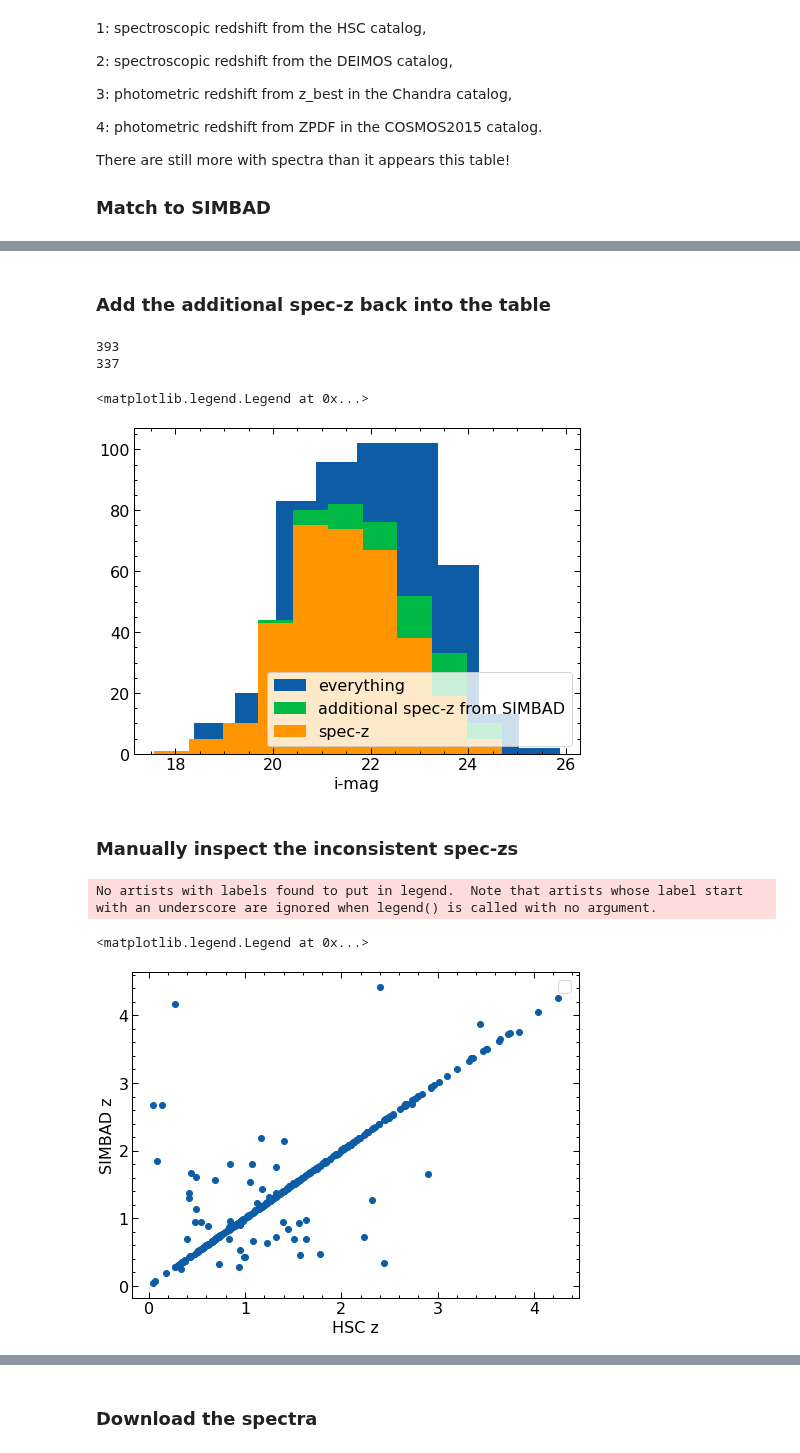
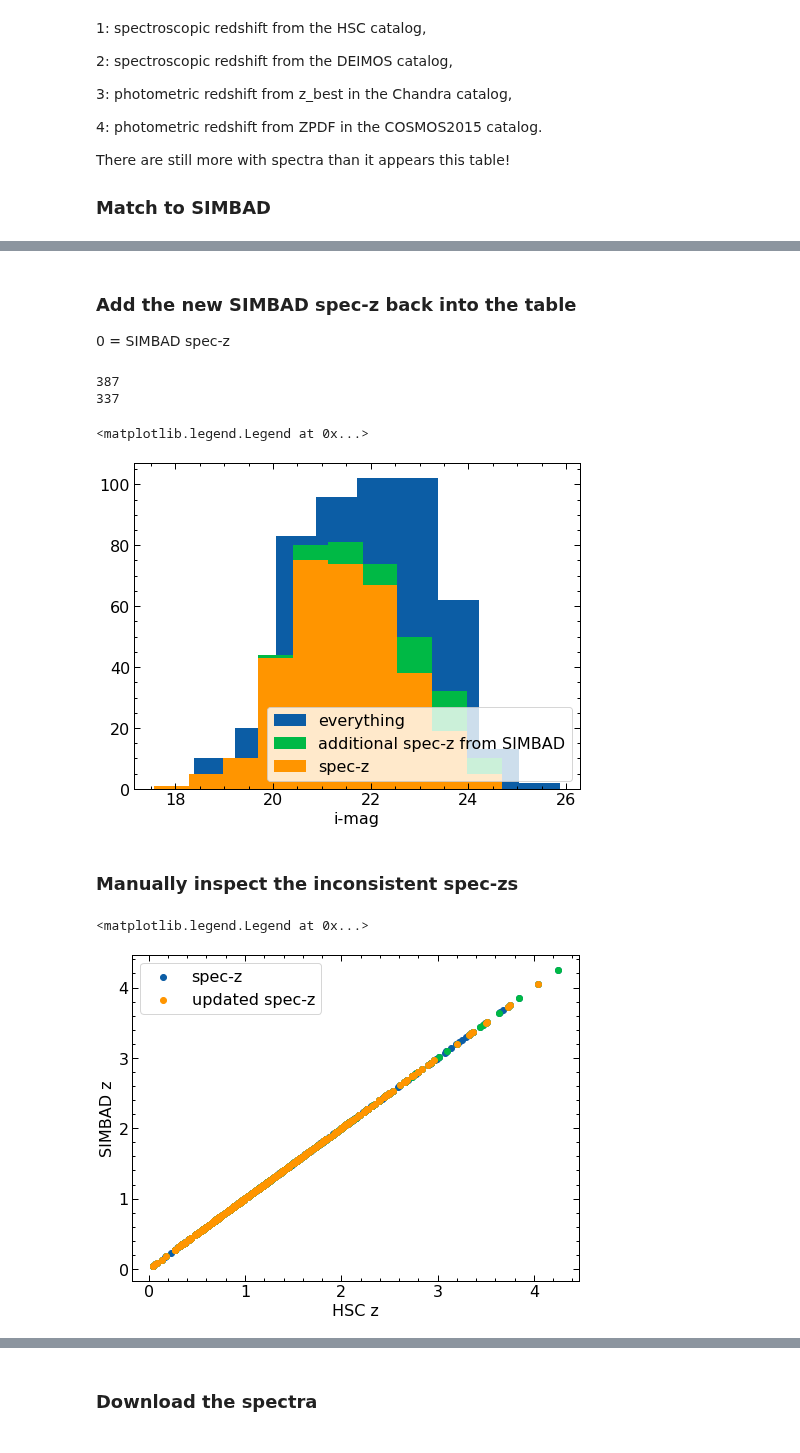
Before and after one commit to Chisen-Lupus/dwarf_agn_cosmos, a Jupyter notebook: hsc-ssp_specz.ipynb, the cells around one changed output, grey strips where cells are left out. Saved outputs shown, nothing was run; the diff lists cells and outputs as text; code cells hidden in the pictures.

```diff
--- a/hsc-ssp_specz.ipynb
+++ b/hsc-ssp_specz.ipynb
@@ -73,7 +70,7 @@ from astroquery.simbad import Simbad
 customSimbad = Simbad()
 customSimbad.add_votable_fields('rvz_qual','rvz_wavelength','z_value')
 
-result_table = customSimbad.query_region(cat_agn, radius=1*u.arcsec)
+result_table = customSimbad.query_region(cat_agn, radius=0.5*u.arcsec)
 
 # Sources with RVZ_WAVELENGTH == 'O' or rvz_qual!='E' should have an optical spectrum
 print(len(result_table[result_table['RVZ_WAVELENGTH']=='O']))
@@ -129,20 +133,30 @@ Table length=504
 # %% [markdown]
-### Add the additional spec-z back into the table
+### Add the new SIMBAD spec-z back into the table
+
+0 = SIMBAD spec-z
 # %%
 idx = result_table['SCRIPT_NUMBER_ID'].data.data - 1
-idx_new_specz = idx[(result_table['RVZ_WAVELENGTH']=='O')]
+idx_simbad_specz = idx[(result_table['RVZ_WAVELENGTH']=='O')]
 
-# Update the redshift
 data_agn_updated = data_agn.copy()
-data_agn_updated['r_z'][idx_new_specz] = 0
-data_agn_updated['z'][idx_new_specz] = result_table['Z_VALUE'][(result_table['RVZ_WAVELENGTH']=='O')]
+
+#for i in idx_simbad_specz:
+for j,i in enumerate(idx_simbad_specz):
+    # Update if no existing spec-z
+    if data_agn_updated['r_z'][i] > 2:
+        data_agn_updated['r_z'][i] = 0
+        #data_agn_updated['r_z'][i] = result_table['Z_VALUE'][i]
+        data_agn_updated['r_z'][i] = result_table['Z_VALUE'][j]
+    # Check for inconsistent spec-z's...
 
 mask_specz_updated = data_agn_updated['r_z'] < 3
 print(len(data_agn_updated[mask_specz_updated]))
 mask_specz = data_agn['r_z'] < 3
 print(len(data_agn[mask_specz]))
+
+data_agn_updated.write('hsc_agn_updated.txt', format='ascii', overwrite=True)
 # %% [output]
-393
+387
 337
 # %%
 mask_specz_updated = data_agn_updated['r_z'] < 3
@@ -154,18 +168,16 @@ plt.xlabel('i-mag')
 plt.legend(frameon=True, loc=4)
 # %% [output]
 <matplotlib.legend.Legend at 0x...>
-[figure, old version]
+[figure, new version]
 # %% [markdown]
 ### Manually inspect the inconsistent spec-zs
 # %%
-#plt.scatter(data_agn['z'], data_agn_updated['z'], label='spec-z')
+plt.scatter(data_agn['z'], data_agn_updated['z'], label='spec-z')
 plt.scatter(data_agn['z'][mask_specz_updated], data_agn_updated['z'][mask_specz_updated])
-#plt.scatter(data_agn['z'][~mask_specz & mask_specz_updated], data_agn_updated['z'][~mask_specz & mask_specz_updated], label='updated spec-z')
-#plt.scatter(data_agn['z'][mask_specz_updated], data_agn_updated['z'][mask_specz_updated], label='spec-z')
+plt.scatter(data_agn['z'][mask_specz & mask_specz_updated], data_agn_updated['z'][mask_specz & mask_specz_updated], label='updated spec-z')
 plt.xlabel('HSC z')
 plt.ylabel('SIMBAD z')
 plt.legend(frameon=True)
 # %% [output]
-No artists with labels found to put in legend.  Note that artists whose label start with an underscore are ignored when legend() is called with no argument.
+<matplotlib.legend.Legend at 0x...>
-<matplotlib.legend.Legend at 0x...>
-[figure, old version]
+[figure, new version]
```
Also changed, not shown: parts of 9 cells of this notebook, 5 other files.
